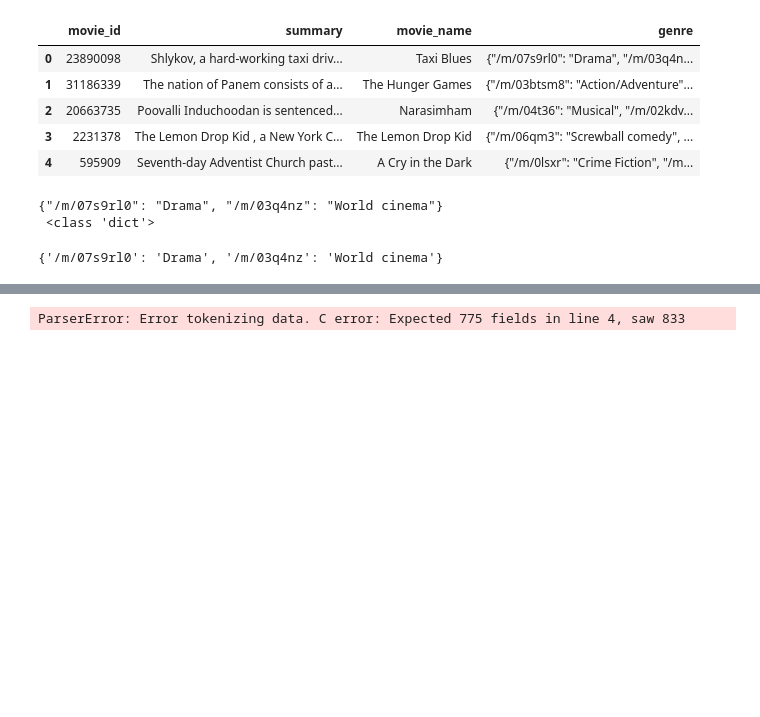
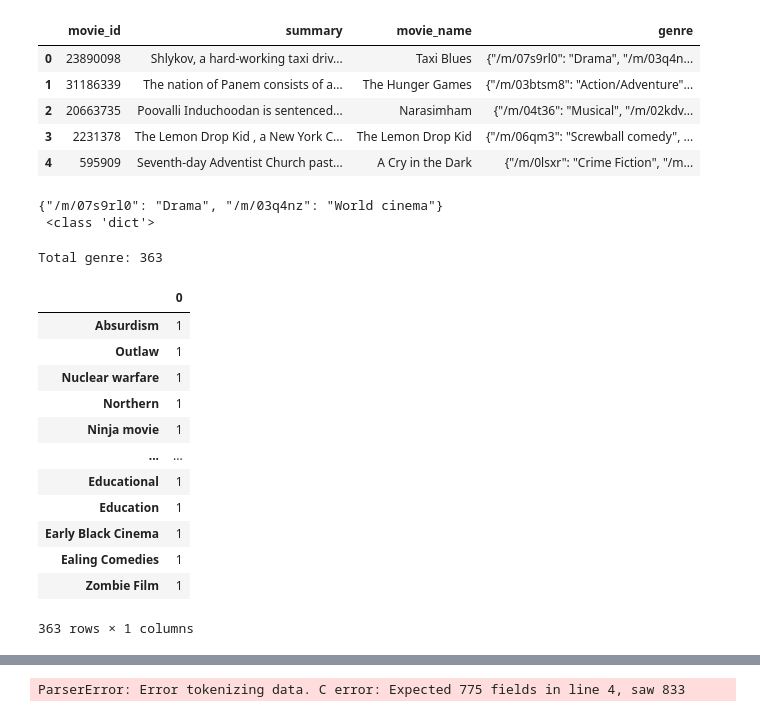
Before and after one commit to Samuel-Tito-Infantas/nlp_proj_01_drama_classification, a Jupyter notebook: script_001.ipynb, the cells around one changed output, grey strips where cells are left out. Cells and saved outputs as stored; diff of their text form; code cells hidden in the pictures; blank space fills up the shorter version.

Commit message:
unblock json column dataframe

```diff
--- a/script_001.ipynb
+++ b/script_001.ipynb
@@ -136,7 +138,52 @@ print(summary_df['genre'][0],'\n'
 # %% [output]
 {"/m/07s9rl0": "Drama", "/m/03q4nz": "World cinema"}
  <class 'dict'>
-# %%
-json.loads(summary_df['genre'][0])
-# %% [output]
-{'/m/07s9rl0': 'Drama', '/m/03q4nz': 'World cinema'}
+# %%
+## Json data handling
+
+def json_handling(df,col):
+
+    col_gen = []
+
+    for _ in range(df.shape[0]):
+        sub_line = json.loads(df[col][_])
+        item = pd.json_normalize(sub_line).values
+        col_gen.append(list(item[0]))
+
+    return col_gen
+
+
+summary_df['genre_list'] = json_handling(summary_df,col='genre')
+summary_df.head()
+# %%
+### sum genre
+
+def sum_genre(df):
+    objects = []
+
+    for _ in range(len(df)):
+        objects = objects+df[_]
+
+    print("Total genre: {}".format(len(np.unique(objects))))
+
+    return objects
+
+objects = sum_genre(summary_df['genre_list'])
+# %% [output]
+Total genre: 363
+# %%
+pd.DataFrame(nltk.FreqDist(np.unique(objects)),index=[0]).T.sort_values(by=[0],ascending=False)
+# %% [output]
+|  | 0 |
+| Absurdism | 1 |
+| Outlaw | 1 |
+| Nuclear warfare | 1 |
+| Northern | 1 |
+| Ninja movie | 1 |
+| ... | ... |
+| Educational | 1 |
+| Education | 1 |
+| Early Black Cinema | 1 |
+| Ealing Comedies | 1 |
+| Zombie Film | 1 |
+363 rows × 1 columns
```
Also changed, not shown: parts of 9 cells of this notebook.
